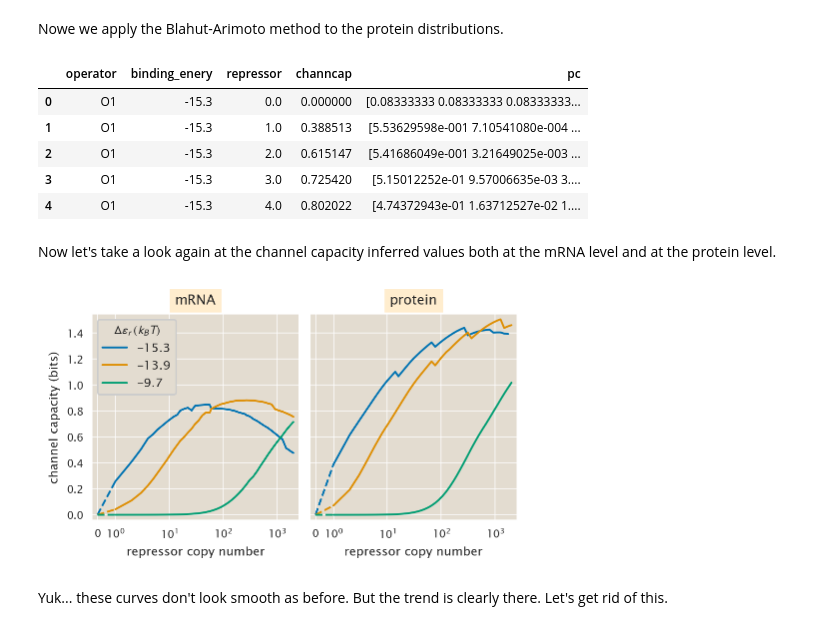
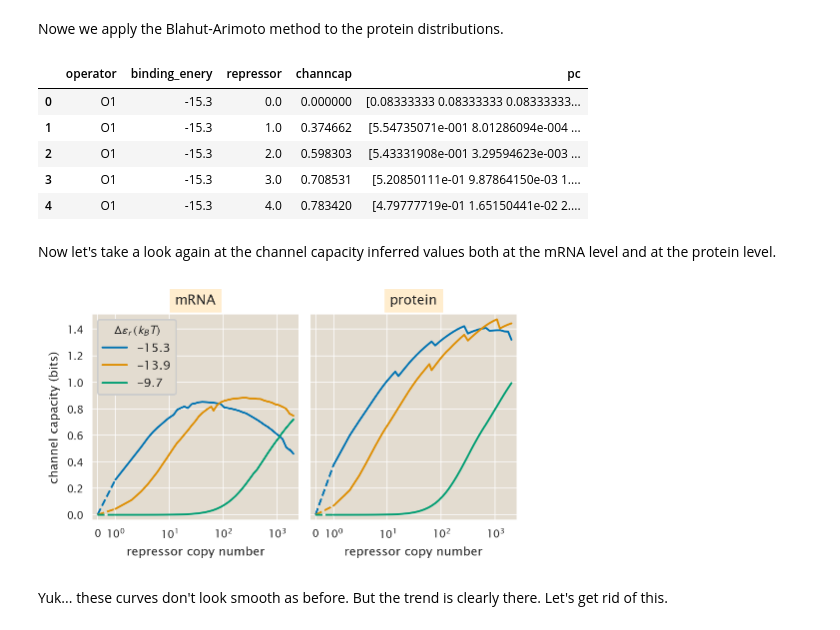
Before and after one commit to RPGroup-PBoC/chann_cap, a Jupyter notebook: src/theory/blahut_algorithm_channel_capacity.ipynb, the cells around one changed output. Drawn from its saved outputs; the diff is of its cells as text; code cells hidden in the pictures.

```diff
--- a/src/theory/blahut_algorithm_channel_capacity.ipynb
+++ b/src/theory/blahut_algorithm_channel_capacity.ipynb
@@ -257,7 +257,7 @@ protein_space = np.array([0])
 Now let's compute the channel capacity at the mRNA level.
 # %%
 # Boolean indicating if the computation should be performed or not
-compute_channcap = False
+compute_channcap = True
 
 if compute_channcap:
     # Group df_maxEnt by operator and repressor copy number
@@ -322,7 +322,7 @@ protein_space = np.arange(0, 4E4)
 Nowe we apply the Blahut-Arimoto method to the protein distributions.
 # %%
 # Boolean to indicate if the computation should be performed or not
-compute_channcap = False
+compute_channcap = True
 
 if compute_channcap:
     # Group df_maxEnt by operator and repressor copy number
@@ -347,37 +347,37 @@ if compute_channcap:
         # Extract operator and repressor copy number
         op = df_lagrange.operator.unique()[0]
         eRA = df_lagrange.binding_energy.unique()[0]
         rep = df_lagrange.repressor.unique()[0]
 
         return [op, eRA, rep, cc_p, pc]
     # Run the function in parallel
     ccaps = Parallel(n_jobs=6)(delayed(cc_parallel_protein)(df_lagrange)
                                 for group, df_lagrange in df_group)
 
     # Convert to tidy data frame
     ccaps = pd.DataFrame(ccaps, columns=names)
 
     # Concatenate to data frame
     df_channcap = pd.concat([df_channcap, ccaps], axis=0)
 
     # Save results
     df_channcap.to_csv('../../data/csv_maxEnt_dist/' +
     'chann_cap_multi_prom_protein.csv',
                        index=False)
 
 df_cc_protein = pd.read_csv('../../data/csv_maxEnt_dist/' +
                             'chann_cap_multi_prom_protein.csv')
 
 # Drop infinities
 df_cc_protein = df_cc_protein[df_cc_protein.channcap != np.inf]
 df_cc_protein.head()
 # %% [output]
 |  | operator | binding_enery | repressor | channcap | pc |
 | 0 | O1 | -15.3 | 0.0 | 0.000000 | [0.08333333 0.08333333 0.08333333... |
-| 1 | O1 | -15.3 | 1.0 | 0.388513 | [5.53629598e-001 7.10541080e-004 ... |
-| 2 | O1 | -15.3 | 2.0 | 0.615147 | [5.41686049e-001 3.21649025e-003 ... |
-| 3 | O1 | -15.3 | 3.0 | 0.725420 | [5.15012252e-01 9.57006635e-03 3.... |
-| 4 | O1 | -15.3 | 4.0 | 0.802022 | [4.74372943e-01 1.63712527e-02 1.... |
+| 1 | O1 | -15.3 | 1.0 | 0.374662 | [5.54735071e-001 8.01286094e-004 ... |
+| 2 | O1 | -15.3 | 2.0 | 0.598303 | [5.43331908e-001 3.29594623e-003 ... |
+| 3 | O1 | -15.3 | 3.0 | 0.708531 | [5.20850111e-01 9.87864150e-03 1.... |
+| 4 | O1 | -15.3 | 4.0 | 0.783420 | [4.79777719e-01 1.65150441e-02 2.... |
 # %% [markdown]
 Now let's take a look again at the channel capacity inferred values both at the mRNA level and at the protein level.
 # %%
@@ -443,7 +443,7 @@ plt.subplots_adjust(wspace=0.05)
 plt.savefig(figdir + 'channel_capacity_mRNA_protein_vs_rep_multipromoter.pdf',
             bbox_inches='tight')
 # %% [output]
-[figure, old version]
+[figure, new version]
 # %% [markdown]
 Yuk... these curves don't look smooth as before. But the trend is clearly there. Let's get rid of this.
 # %% [markdown]
```
Also changed, not shown: parts of 8 cells of this notebook.
